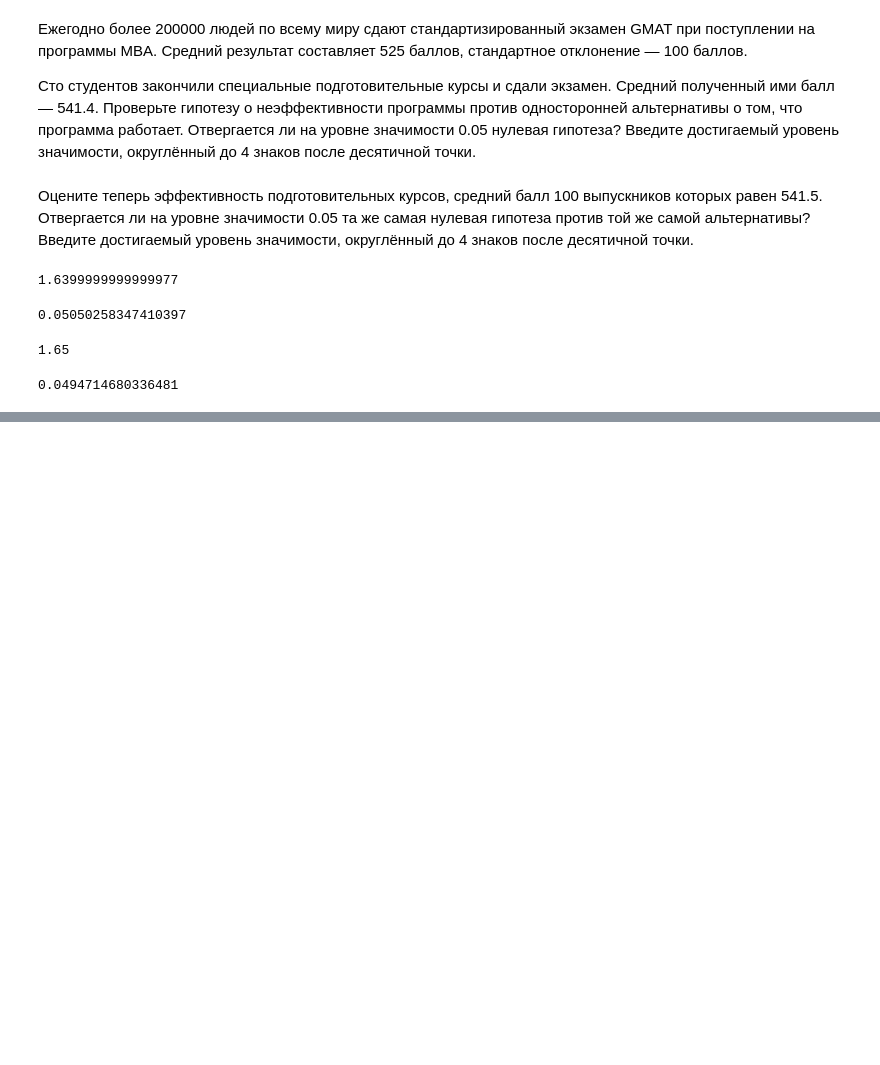
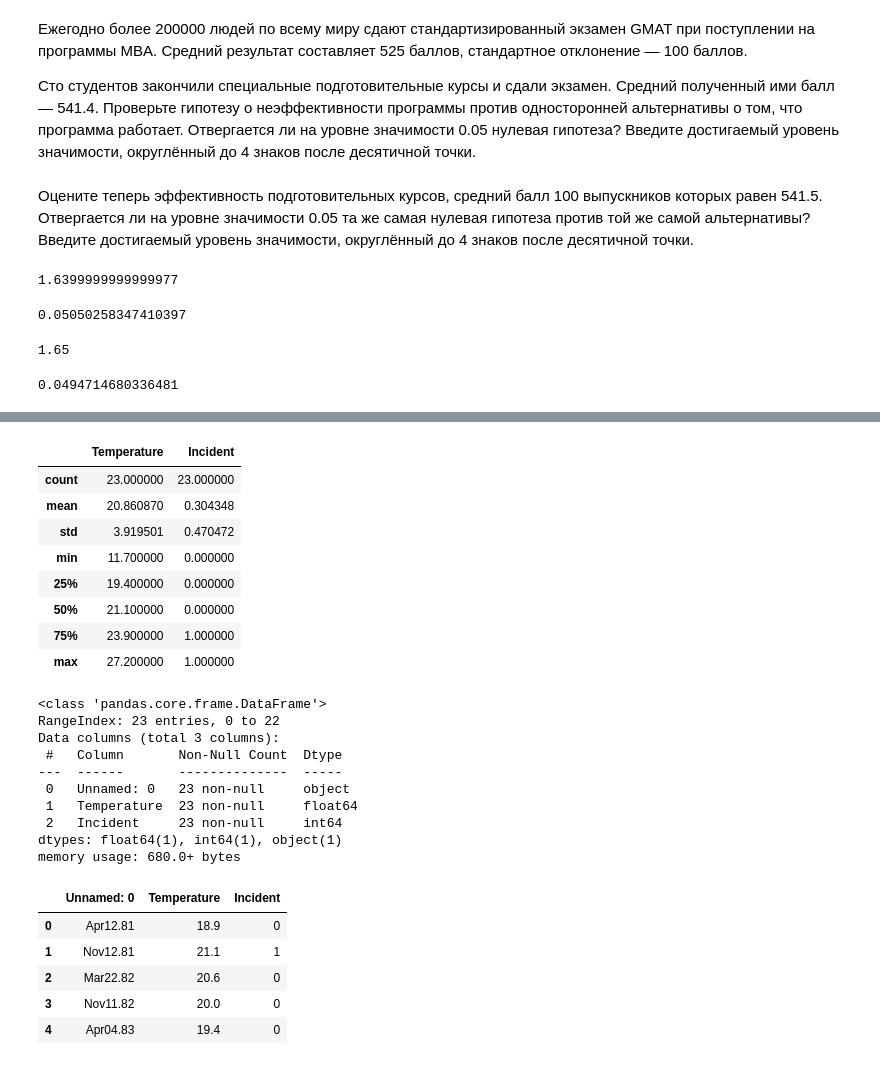
Before and after one commit to AlexG888/Specialization_from_MIPT_and_Yandex, a Jupyter notebook: course_4/theoretical_notebooks/tests.ipynb, the cells around one changed output, grey strips where cells are left out. Drawn from its saved outputs; the diff is of its cells as text; code cells hidden in the pictures; blank space fills up the shorter version.

```diff
--- a/course_4/theoretical_notebooks/tests.ipynb
+++ b/course_4/theoretical_notebooks/tests.ipynb
@@ -688,0 +744,31 @@ p_val2
+# %%
+challenger = pd.read_csv('../data/challenger.txt', delimiter='\t')
+challenger.describe()
+challenger.info()
+challenger.head()
+# %% [output]
+|  | Temperature | Incident |
+| count | 23.000000 | 23.000000 |
+| mean | 20.860870 | 0.304348 |
+| std | 3.919501 | 0.470472 |
+| min | 11.700000 | 0.000000 |
+| 25% | 19.400000 | 0.000000 |
+| 50% | 21.100000 | 0.000000 |
+| 75% | 23.900000 | 1.000000 |
+| max | 27.200000 | 1.000000 |
+<class 'pandas.core.frame.DataFrame'>
+RangeIndex: 23 entries, 0 to 22
+Data columns (total 3 columns):
+ #   Column       Non-Null Count  Dtype
+---  ------       --------------  -----
+ 0   Unnamed: 0   23 non-null     object
+ 1   Temperature  23 non-null     float64
+ 2   Incident     23 non-null     int64
+dtypes: float64(1), int64(1), object(1)
+memory usage: 680.0+ bytes
+|  | Unnamed: 0 | Temperature | Incident |
+| 0 | Apr12.81 | 18.9 | 0 |
+| 1 | Nov12.81 | 21.1 | 1 |
+| 2 | Mar22.82 | 20.6 | 0 |
+| 3 | Nov11.82 | 20.0 | 0 |
+| 4 | Apr04.83 | 19.4 | 0 |
```
Also changed, not shown: parts of 17 cells of this notebook, 9 other files.
